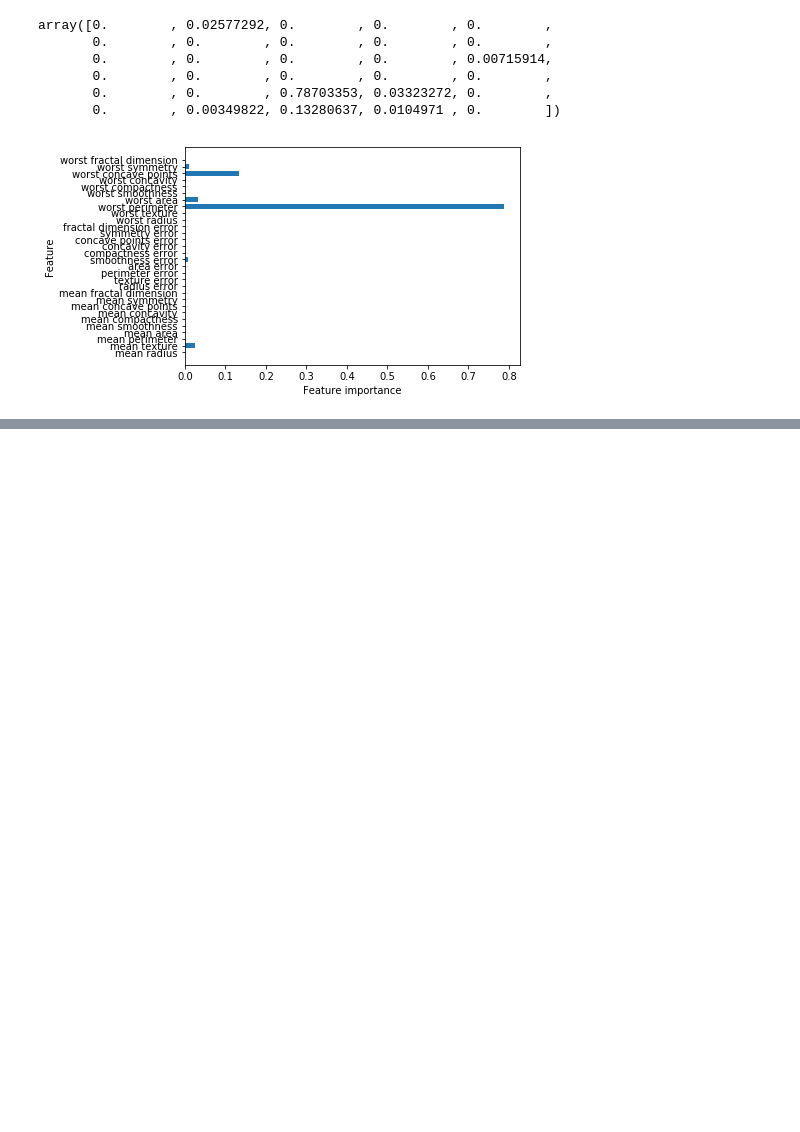
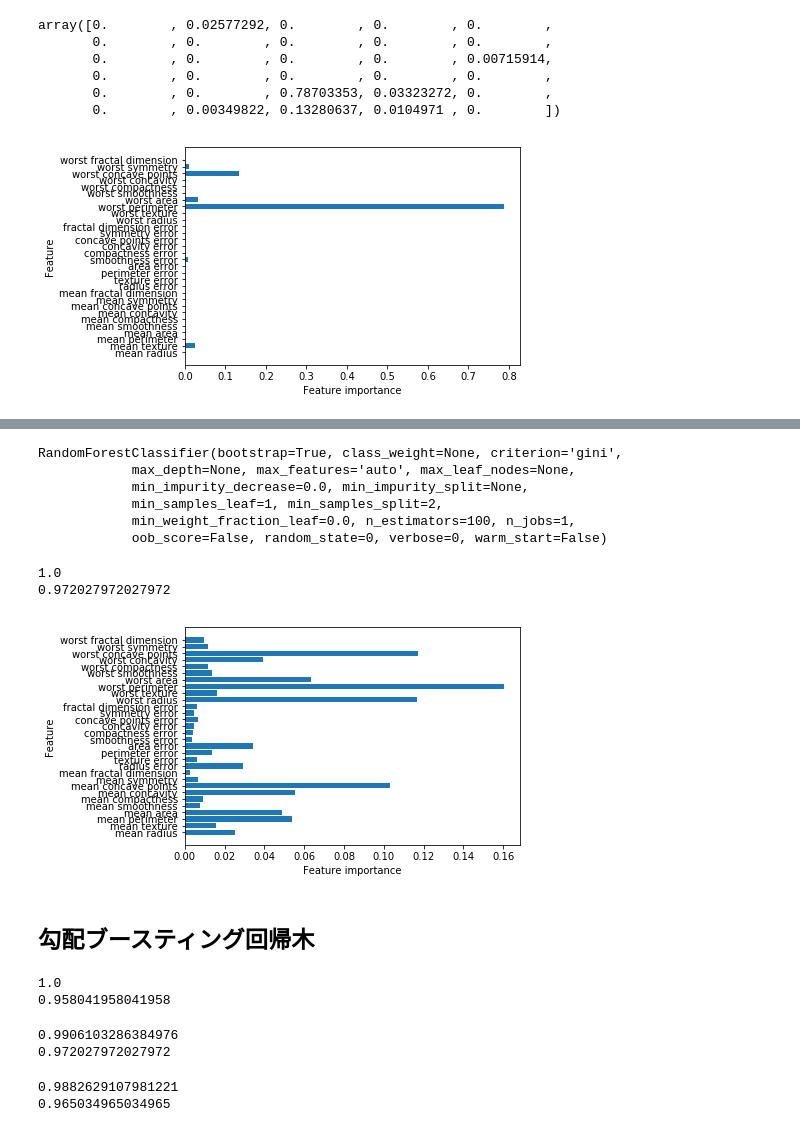
Before and after one commit to kj3104/machine_learning, a Jupyter notebook: Decision Tree.ipynb, the cells around one changed output, grey strips where cells are left out. Drawn from its saved outputs; the diff is of its cells as text; code cells hidden in the pictures; blank space fills up the shorter version.

```diff
--- a/Decision Tree.ipynb
+++ b/Decision Tree.ipynb
@@ -57,0 +61,56 @@ plot_feature_importance_cancer(tree)
+# %%
+from sklearn.ensemble import RandomForestClassifier
+
+X_train, X_test, y_train, y_test = train_test_split(cancer.data,cancer.target, random_state=0)
+
+forest = RandomForestClassifier(n_estimators=100, random_state=0)
+forest.fit(X_train, y_train)
+# %% [output]
+RandomForestClassifier(bootstrap=True, class_weight=None, criterion='gini',
+            max_depth=None, max_features='auto', max_leaf_nodes=None,
+            min_impurity_decrease=0.0, min_impurity_split=None,
+            min_samples_leaf=1, min_samples_split=2,
+            min_weight_fraction_leaf=0.0, n_estimators=100, n_jobs=1,
+            oob_score=False, random_state=0, verbose=0, warm_start=False)
+# %%
+print(forest.score(X_train, y_train))
+print(forest.score(X_test, y_test))
+# %% [output]
+1.0
+0.972027972027972
+# %%
+plot_feature_importance_cancer(forest)
+# %% [output]
+[figure, added]
+# %% [markdown]
+## 勾配ブースティング回帰木
+# %%
+from sklearn.ensemble import GradientBoostingClassifier
+X_train, X_test, y_train, y_test = train_test_split(cancer.data, cancer.target, random_state=0)
+
+gbrt = GradientBoostingClassifier(random_state=0)
+gbrt.fit(X_train, y_train)
+
+print(gbrt.score(X_train, y_train))
+print(gbrt.score(X_test, y_test))
+# %% [output]
+1.0
+0.958041958041958
+# %%
+gbrt = GradientBoostingClassifier(random_state=0, max_depth=1)
+gbrt.fit(X_train, y_train)
+
+print(gbrt.score(X_train, y_train))
+print(gbrt.score(X_test, y_test))
+# %% [output]
+0.9906103286384976
+0.972027972027972
+# %%
+gbrt = GradientBoostingClassifier(random_state=0, learning_rate=0.01)
+gbrt.fit(X_train, y_train)
+
+print(gbrt.score(X_train, y_train))
+print(gbrt.score(X_test, y_test))
+# %% [output]
+0.9882629107981221
+0.965034965034965
```
Also changed, not shown: parts of 2 cells of this notebook.
